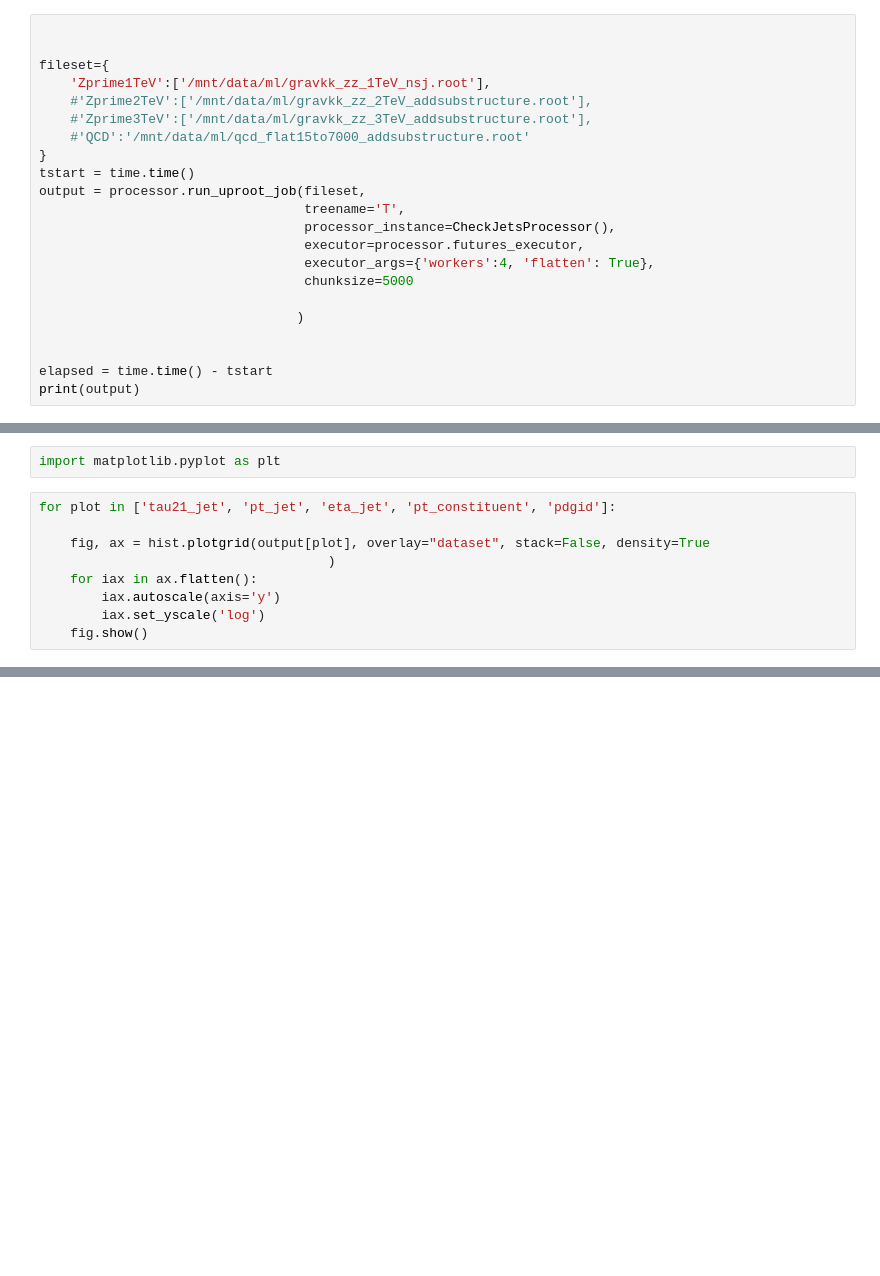
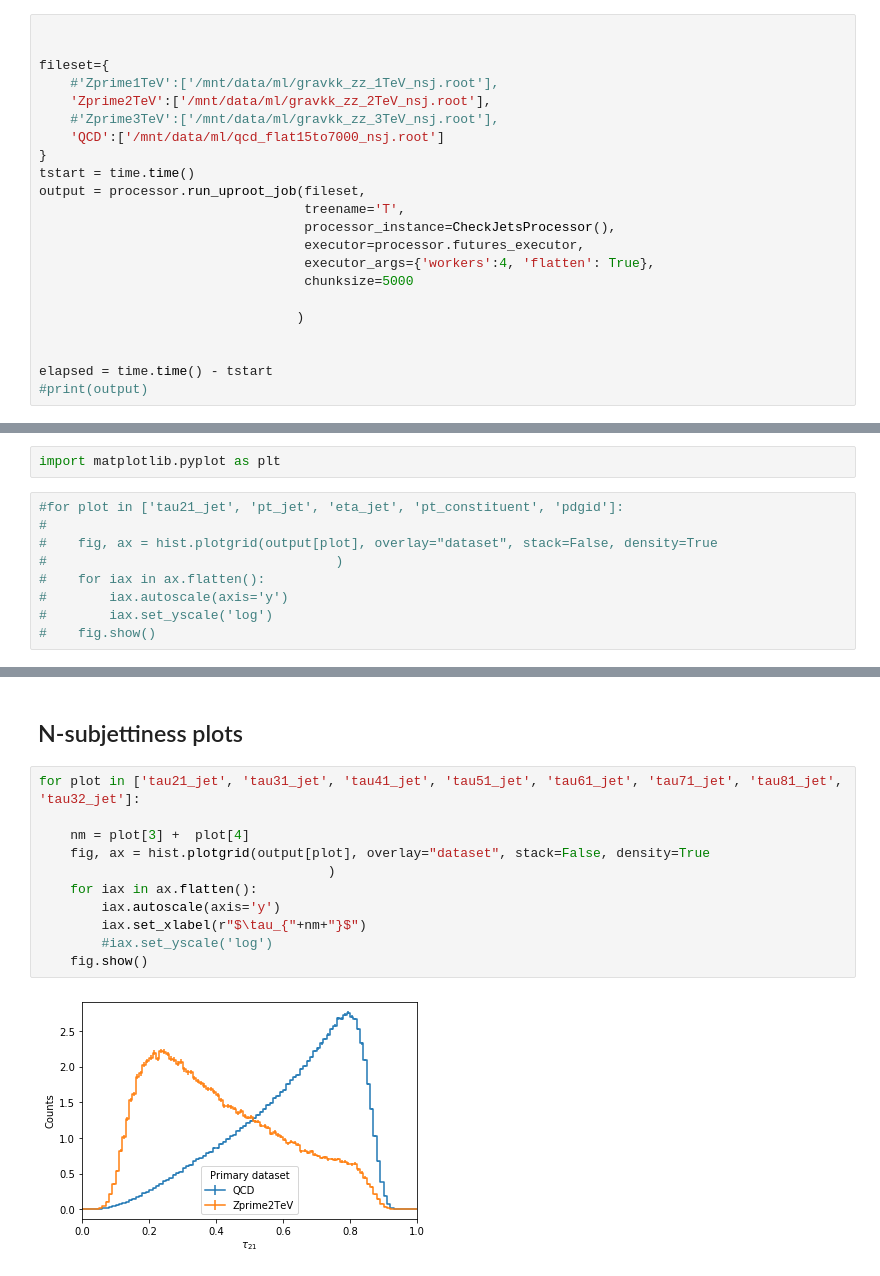
Before and after one commit to mdmorris/XAICoffea, a Jupyter notebook: CheckJets.ipynb, the cells around one changed output, grey strips where cells are left out. Saved outputs shown, nothing was run; the diff lists cells and outputs as text; blank space fills up the shorter version.

Commit message:
added tau_nm plots

```diff
--- a/CheckJets.ipynb
+++ b/CheckJets.ipynb
@@ -106,10 +151,10 @@ class CheckJetsProcessor(processor.ProcessorABC):
 
 
 fileset={
-    'Zprime1TeV':['/mnt/data/ml/gravkk_zz_1TeV_nsj.root'],
-    #'Zprime2TeV':['/mnt/data/ml/gravkk_zz_2TeV_addsubstructure.root'],
-    #'Zprime3TeV':['/mnt/data/ml/gravkk_zz_3TeV_addsubstructure.root'],
-    #'QCD':'/mnt/data/ml/qcd_flat15to7000_addsubstructure.root'
+    #'Zprime1TeV':['/mnt/data/ml/gravkk_zz_1TeV_nsj.root'],
+    'Zprime2TeV':['/mnt/data/ml/gravkk_zz_2TeV_nsj.root'],
+    #'Zprime3TeV':['/mnt/data/ml/gravkk_zz_3TeV_nsj.root'],
+    'QCD':['/mnt/data/ml/qcd_flat15to7000_nsj.root']
 }
 tstart = time.time()
 output = processor.run_uproot_job(fileset,
@@ -123,5 +168,5 @@ output = processor.run_uproot_job(fileset,
 
 
 elapsed = time.time() - tstart
-print(output)
+#print(output)
 # %% [output]
@@ -131,11 +175,11 @@ HBox(children=(IntProgress(value=0, description='Processing', max=20, style=Prog
 # %%
 import matplotlib.pyplot as plt
 # %%
-for plot in ['tau21_jet', 'pt_jet', 'eta_jet', 'pt_constituent', 'pdgid']:
-
-    fig, ax = hist.plotgrid(output[plot], overlay="dataset", stack=False, density=True
-                                     )
-    for iax in ax.flatten():
-        iax.autoscale(axis='y')
-        iax.set_yscale('log')
-    fig.show()
+#for plot in ['tau21_jet', 'pt_jet', 'eta_jet', 'pt_constituent', 'pdgid']:
+#
+#    fig, ax = hist.plotgrid(output[plot], overlay="dataset", stack=False, density=True
+#                                     )
+#    for iax in ax.flatten():
+#        iax.autoscale(axis='y')
+#        iax.set_yscale('log')
+#    fig.show()
@@ -147,0 +186,15 @@ for plot in ['tau21_jet', 'pt_jet', 'eta_jet', 'pt_constituent', 'pdgid']:
+# %% [markdown]
+## N-subjettiness plots
+# %%
+for plot in ['tau21_jet', 'tau31_jet', 'tau41_jet', 'tau51_jet', 'tau61_jet', 'tau71_jet', 'tau81_jet', 'tau32_jet']:
+
+    nm = plot[3] +  plot[4]
+    fig, ax = hist.plotgrid(output[plot], overlay="dataset", stack=False, density=True
+                                     )
+    for iax in ax.flatten():
+        iax.autoscale(axis='y')
+        iax.set_xlabel(r"$\tau_{"+nm+"}$")
+        #iax.set_yscale('log')
+    fig.show()
+# %% [output]
+[figure, added]
```
Also changed, not shown: parts of 4 cells of this notebook.
